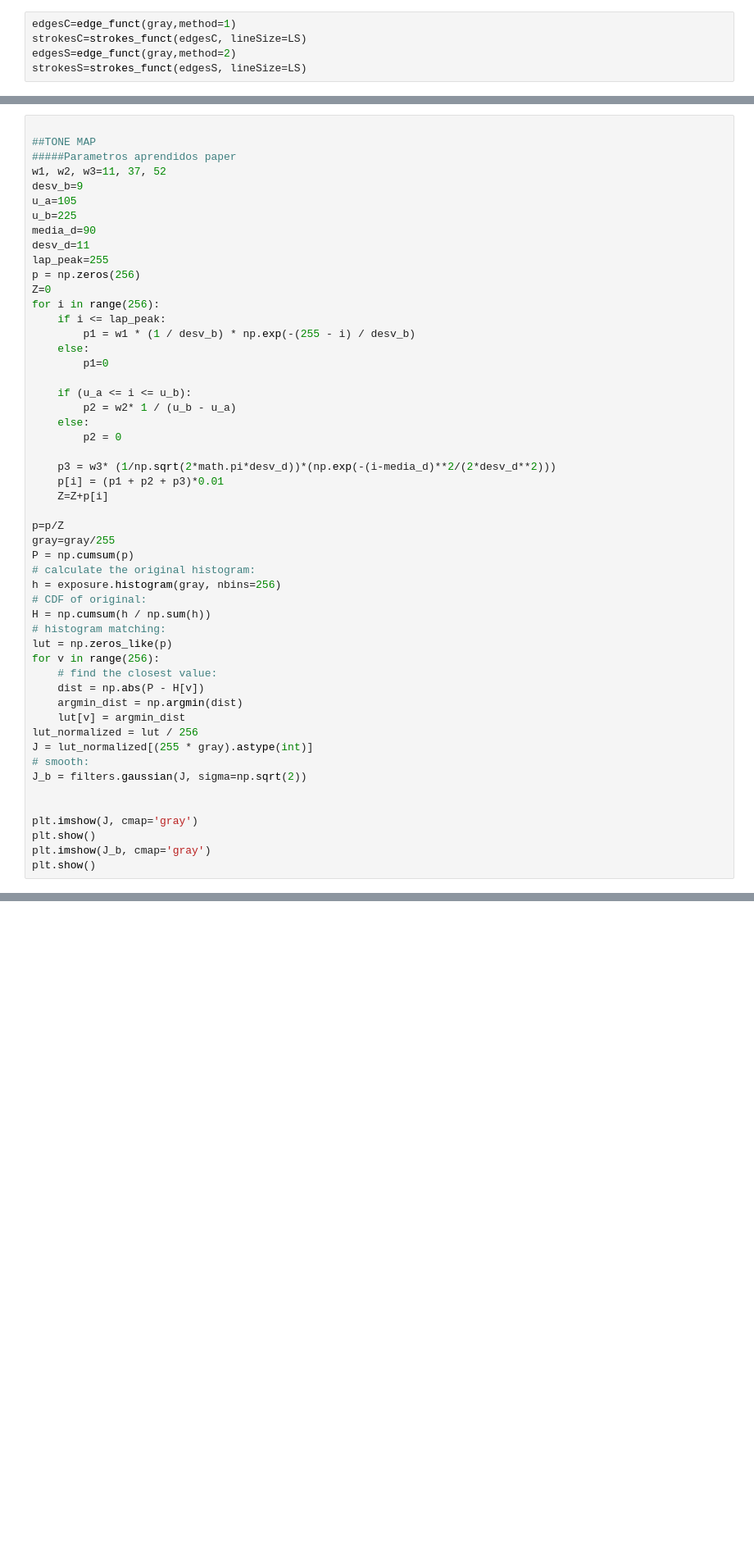
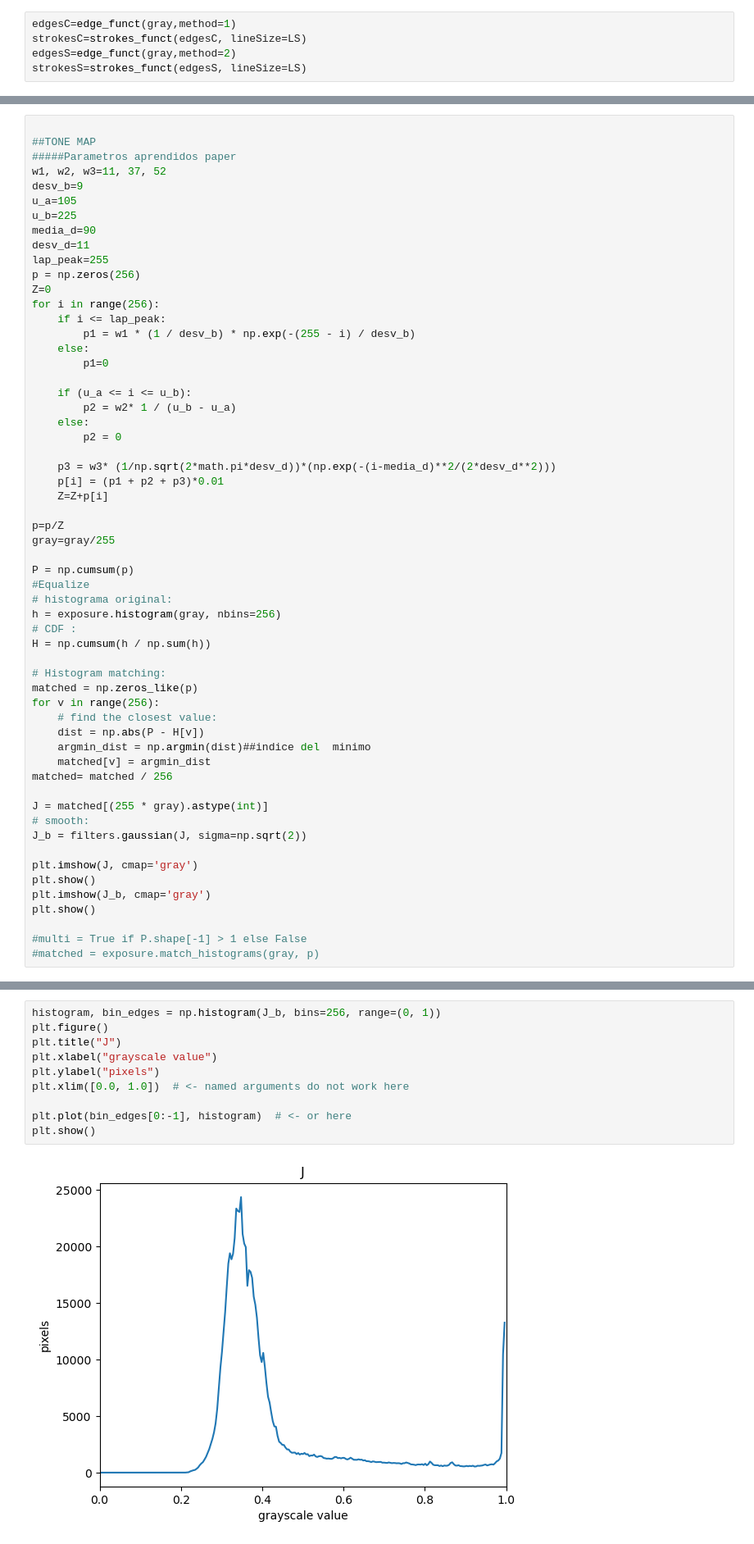
Before and after one commit to gba2-gh/PencilRendering, a Jupyter notebook: PencilRenderingNotebook.ipynb, the cells around one changed output, grey strips where cells are left out. Shown at 82% size. Saved outputs shown, nothing was run; the diff lists cells and outputs as text; blank space fills up the shorter version.

```diff
--- a/PencilRenderingNotebook.ipynb
+++ b/PencilRenderingNotebook.ipynb
@@ -129,28 +131,34 @@ for i in range(256):
 
 p=p/Z
 gray=gray/255
+
 P = np.cumsum(p)
-# calculate the original histogram:
+#Equalize
+# histograma original:
 h = exposure.histogram(gray, nbins=256)
-# CDF of original:
+# CDF :
 H = np.cumsum(h / np.sum(h))
-# histogram matching:
-lut = np.zeros_like(p)
+
+# Histogram matching:
+matched = np.zeros_like(p)
 for v in range(256):
     # find the closest value:
     dist = np.abs(P - H[v])
-    argmin_dist = np.argmin(dist)
-    lut[v] = argmin_dist
-lut_normalized = lut / 256
-J = lut_normalized[(255 * gray).astype(int)]
+    argmin_dist = np.argmin(dist)##indice del  minimo
+    matched[v] = argmin_dist
+matched= matched / 256
+
+J = matched[(255 * gray).astype(int)]
 # smooth:
 J_b = filters.gaussian(J, sigma=np.sqrt(2))
-
 
 plt.imshow(J, cmap='gray')
 plt.show()
 plt.imshow(J_b, cmap='gray')
 plt.show()
+
+#multi = True if P.shape[-1] > 1 else False
+#matched = exposure.match_histograms(gray, p)
 # %% [output]
 [figure]
 [figure]
@@ -157,3 +177,15 @@ plt.show()
+# %%
+histogram, bin_edges = np.histogram(J_b, bins=256, range=(0, 1))
+plt.figure()
+plt.title("J")
+plt.xlabel("grayscale value")
+plt.ylabel("pixels")
+plt.xlim([0.0, 1.0])  # <- named arguments do not work here
+
+plt.plot(bin_edges[0:-1], histogram)  # <- or here
+plt.show()
+# %% [output]
+[figure, added]
 # %%
 saliency = cv2.saliency.StaticSaliencySpectralResidual_create()
 (success, saliencyMap) = saliency.computeSaliency(image)
```
Also changed, not shown: parts of 2 cells of this notebook, 1 other file.
